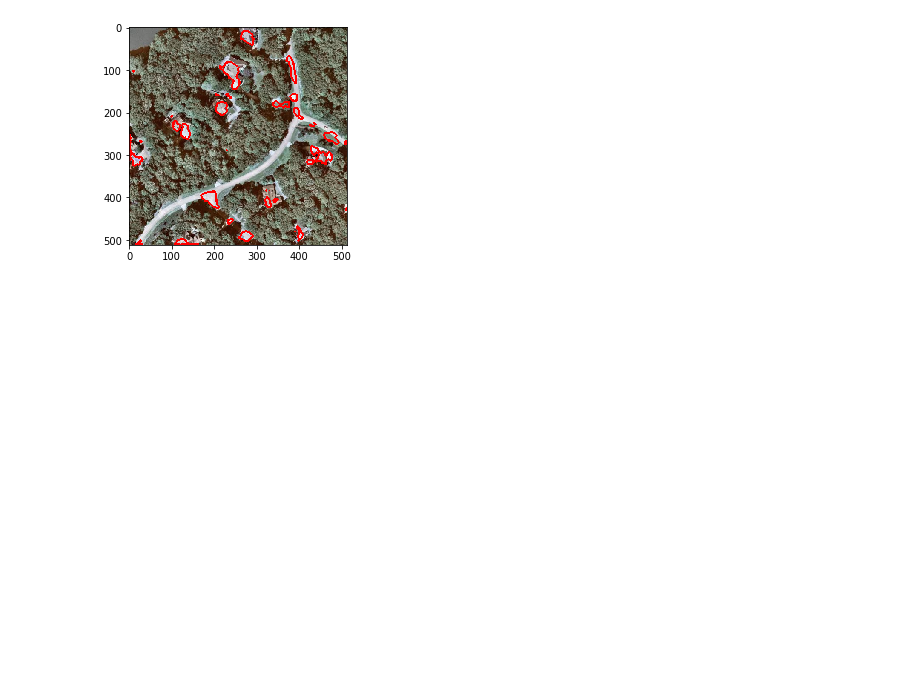
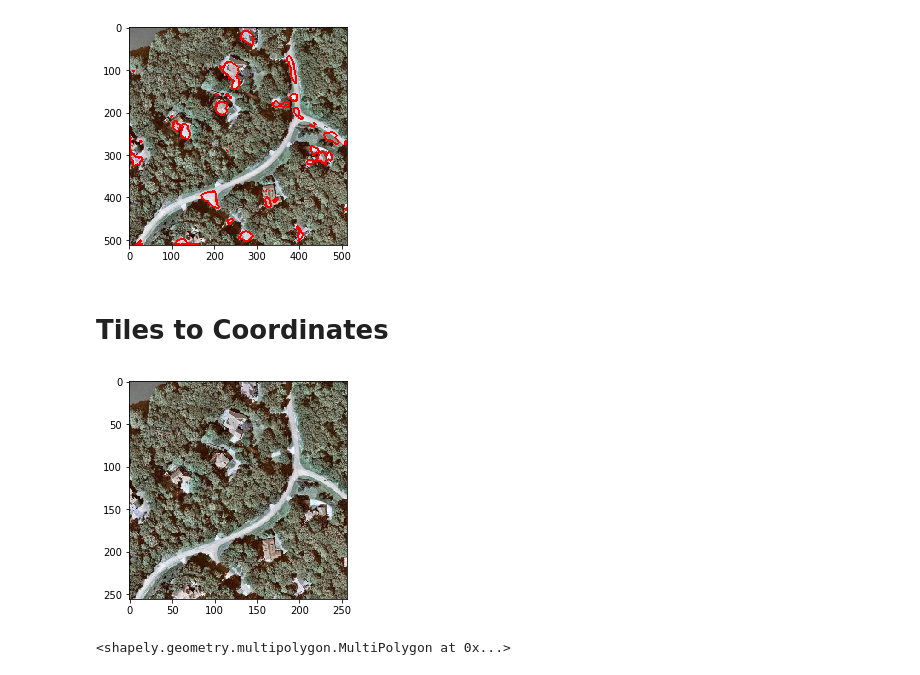
Before and after one commit to rcdilorenzo/abfs, a Jupyter notebook: contours-experiment.ipynb, the cells around one changed output. Saved outputs shown, nothing was run; the diff lists cells and outputs as text; code cells hidden in the pictures; blank space fills up the shorter version.

Commit message:
Get contour experiment working from address

```diff
--- a/contours-experiment.ipynb
+++ b/contours-experiment.ipynb
@@ -46,3 +46,67 @@ plt.imshow(drawn_contours(original_image, image, 0.5))
 plt.show()
 # %% [output]
 [figure]
+# %% [markdown]
+# Tiles to Coordinates
+# %%
+import mercantile
+from geopy.geocoders import Nominatim
+import shapely.geometry
+
+def tile_for_address(address, zoom=16, user_agent='ABFS (Python)'):
+    geolocator = Nominatim(user_agent=user_agent)
+
+    location = geolocator.geocode(address)
+    return mercantile.tile(location.longitude, location.latitude, zoom)
+
+def image_for_tile(tile):
+    return load(f'https://api.mapbox.com/v4/mapbox.satellite/{tile.z}/{tile.x}/{tile.y}.png?access_token={TOKEN}')
+
+tile = tile_for_address('4728 Cypress Ford Drive', zoom=17)
+tile_image = image_for_tile(tile)
+
+plt.imshow(tile_image)
+plt.show()
+# %% [output]
+[figure, added]
+# %%
+import json
+from shapely.geometry import mapping
+from toolz.curried import *
+
+def xy_to_lng_lat(xy):
+    lat_long = mercantile.lnglat(xy[0], xy[1])
+    return (lat_long.lng, lat_long.lat)
+
+@curry
+def contour_to_lat_long(tile_image_size, tile, contour):
+    xy_bounds = mercantile.xy_bounds(tile)
+    height, width = tile_image_size
+    width_scale = (xy_bounds.right - xy_bounds.left) / width
+    height_scale = (xy_bounds.bottom - xy_bounds.top) / height
+    xy_points = contour[:, :] * (width_scale, height_scale) + (xy_bounds.left, xy_bounds.top)
+
+    if xy_points.shape[0] < 3:
+        return None
+
+    return shapely.geometry.Polygon(list(map(xy_to_lng_lat, xy_points[:, 0])))
+
+def contours_to_multi_polygon(tile_image_size, tile, contours):
+    return pipe(
+        contours,
+        map(contour_to_lat_long(tile_image_size, tile)),
+        filter(lambda p: p is not None),
+        list,
+        shapely.geometry.MultiPolygon
+    )
+
+def multi_polygon_from_prediction(tile, prediction_image, tolerance):
+    return contours_to_multi_polygon(
+        prediction_image.shape[0:2],
+        tile,
+        find_contours(prediction_image, tolerance)
+    )
+
+multi_polygon_from_prediction(tile, image, 0.5)
+# %% [output]
+<shapely.geometry.multipolygon.MultiPolygon at 0x...>
```
Also changed, not shown: parts of 2 cells of this notebook.
